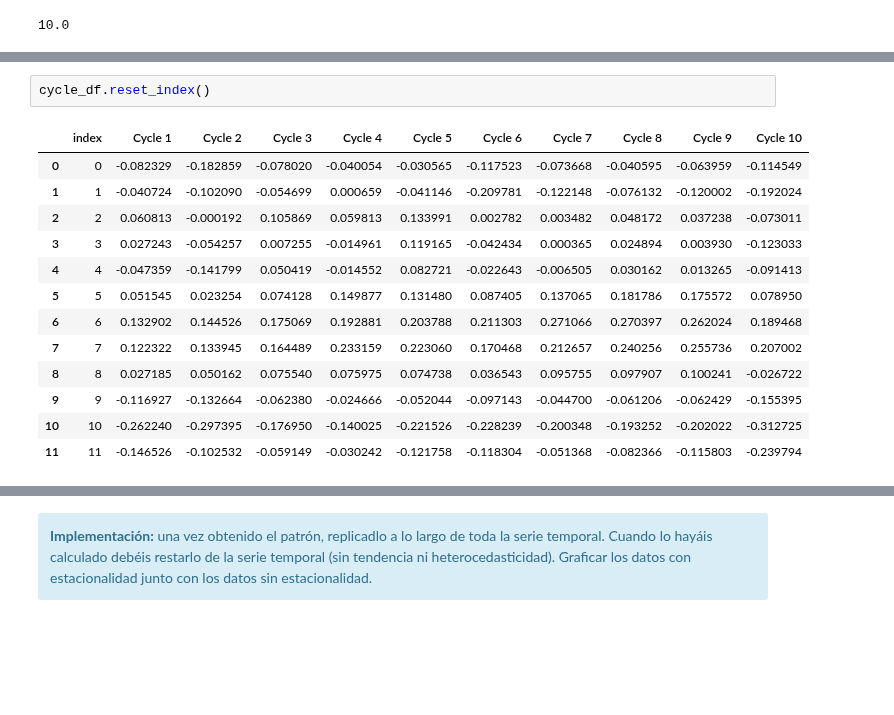
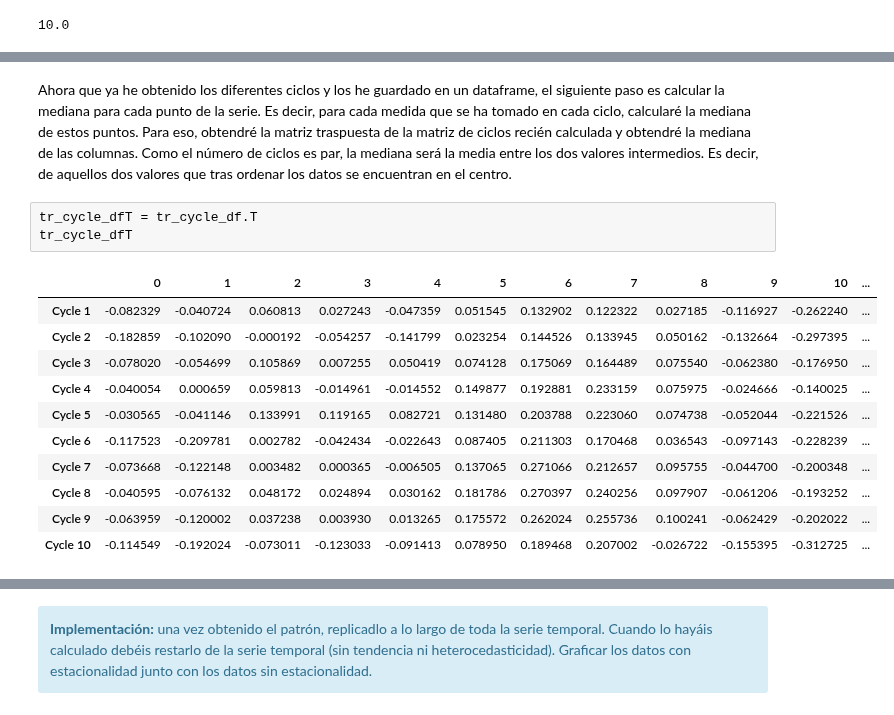
Before and after one commit to angelbujalance/MAME_PEC, a Jupyter notebook: 20221_M2.855_PEC4-Enunciado.ipynb, the cells around one changed output, grey strips where cells are left out. Drawn from its saved outputs; the diff is of its cells as text; blank space fills up the shorter version.

```diff
--- a/20221_M2.855_PEC4-Enunciado.ipynb
+++ b/20221_M2.855_PEC4-Enunciado.ipynb
@@ -288,19 +288,20 @@ sns.catplot(x='index', y='passengers', hue='Cycles', data=cycle_dfm, kind='point
 plt.show()
 # %% [output]
 [figure]
-# %%
-cycle_df.reset_index()
-# %% [output]
-|  | index | Cycle 1 | Cycle 2 | Cycle 3 | Cycle 4 | Cycle 5 | Cycle 6 | Cycle 7 | Cycle 8 | Cycle 9 | Cycle 10 |
-| 0 | 0 | -0.082329 | -0.182859 | -0.078020 | -0.040054 | -0.030565 | -0.117523 | -0.073668 | -0.040595 | -0.063959 | -0.114549 |
-| 1 | 1 | -0.040724 | -0.102090 | -0.054699 | 0.000659 | -0.041146 | -0.209781 | -0.122148 | -0.076132 | -0.120002 | -0.192024 |
-| 2 | 2 | 0.060813 | -0.000192 | 0.105869 | 0.059813 | 0.133991 | 0.002782 | 0.003482 | 0.048172 | 0.037238 | -0.073011 |
-| 3 | 3 | 0.027243 | -0.054257 | 0.007255 | -0.014961 | 0.119165 | -0.042434 | 0.000365 | 0.024894 | 0.003930 | -0.123033 |
-| 4 | 4 | -0.047359 | -0.141799 | 0.050419 | -0.014552 | 0.082721 | -0.022643 | -0.006505 | 0.030162 | 0.013265 | -0.091413 |
-| 5 | 5 | 0.051545 | 0.023254 | 0.074128 | 0.149877 | 0.131480 | 0.087405 | 0.137065 | 0.181786 | 0.175572 | 0.078950 |
-| 6 | 6 | 0.132902 | 0.144526 | 0.175069 | 0.192881 | 0.203788 | 0.211303 | 0.271066 | 0.270397 | 0.262024 | 0.189468 |
-| 7 | 7 | 0.122322 | 0.133945 | 0.164489 | 0.233159 | 0.223060 | 0.170468 | 0.212657 | 0.240256 | 0.255736 | 0.207002 |
-| 8 | 8 | 0.027185 | 0.050162 | 0.075540 | 0.075975 | 0.074738 | 0.036543 | 0.095755 | 0.097907 | 0.100241 | -0.026722 |
-| 9 | 9 | -0.116927 | -0.132664 | -0.062380 | -0.024666 | -0.052044 | -0.097143 | -0.044700 | -0.061206 | -0.062429 | -0.155395 |
-| 10 | 10 | -0.262240 | -0.297395 | -0.176950 | -0.140025 | -0.221526 | -0.228239 | -0.200348 | -0.193252 | -0.202022 | -0.312725 |
-| 11 | 11 | -0.146526 | -0.102532 | -0.059149 | -0.030242 | -0.121758 | -0.118304 | -0.051368 | -0.082366 | -0.115803 | -0.239794 |
+# %% [markdown]
+Ahora que ya he obtenido los diferentes ciclos y los he guardado en un dataframe, el siguiente paso es calcular la mediana para cada punto de la serie. Es decir, para cada medida que se ha tomado en cada ciclo, calcularé la mediana de estos puntos. Para eso, obtendré la matriz traspuesta de la matriz de ciclos recién calculada y obtendré la mediana de las columnas. Como el número de ciclos es par, la mediana será la media entre los dos valores intermedios. Es decir, de aquellos dos valores que tras ordenar los datos se encuentran en el centro.
+# %%
+tr_cycle_dfT = tr_cycle_df.T
+tr_cycle_dfT
+# %% [output]
+|  | 0 | 1 | 2 | 3 | 4 | 5 | 6 | 7 | 8 | 9 | 10 | ... |
+| Cycle 1 | -0.082329 | -0.040724 | 0.060813 | 0.027243 | -0.047359 | 0.051545 | 0.132902 | 0.122322 | 0.027185 | -0.116927 | -0.262240 | ... |
+| Cycle 2 | -0.182859 | -0.102090 | -0.000192 | -0.054257 | -0.141799 | 0.023254 | 0.144526 | 0.133945 | 0.050162 | -0.132664 | -0.297395 | ... |
+| Cycle 3 | -0.078020 | -0.054699 | 0.105869 | 0.007255 | 0.050419 | 0.074128 | 0.175069 | 0.164489 | 0.075540 | -0.062380 | -0.176950 | ... |
+| Cycle 4 | -0.040054 | 0.000659 | 0.059813 | -0.014961 | -0.014552 | 0.149877 | 0.192881 | 0.233159 | 0.075975 | -0.024666 | -0.140025 | ... |
+| Cycle 5 | -0.030565 | -0.041146 | 0.133991 | 0.119165 | 0.082721 | 0.131480 | 0.203788 | 0.223060 | 0.074738 | -0.052044 | -0.221526 | ... |
+| Cycle 6 | -0.117523 | -0.209781 | 0.002782 | -0.042434 | -0.022643 | 0.087405 | 0.211303 | 0.170468 | 0.036543 | -0.097143 | -0.228239 | ... |
+| Cycle 7 | -0.073668 | -0.122148 | 0.003482 | 0.000365 | -0.006505 | 0.137065 | 0.271066 | 0.212657 | 0.095755 | -0.044700 | -0.200348 | ... |
+| Cycle 8 | -0.040595 | -0.076132 | 0.048172 | 0.024894 | 0.030162 | 0.181786 | 0.270397 | 0.240256 | 0.097907 | -0.061206 | -0.193252 | ... |
+| Cycle 9 | -0.063959 | -0.120002 | 0.037238 | 0.003930 | 0.013265 | 0.175572 | 0.262024 | 0.255736 | 0.100241 | -0.062429 | -0.202022 | ... |
+| Cycle 10 | -0.114549 | -0.192024 | -0.073011 | -0.123033 | -0.091413 | 0.078950 | 0.189468 | 0.207002 | -0.026722 | -0.155395 | -0.312725 | ... |
```
Also changed, not shown: parts of 7 cells of this notebook.
